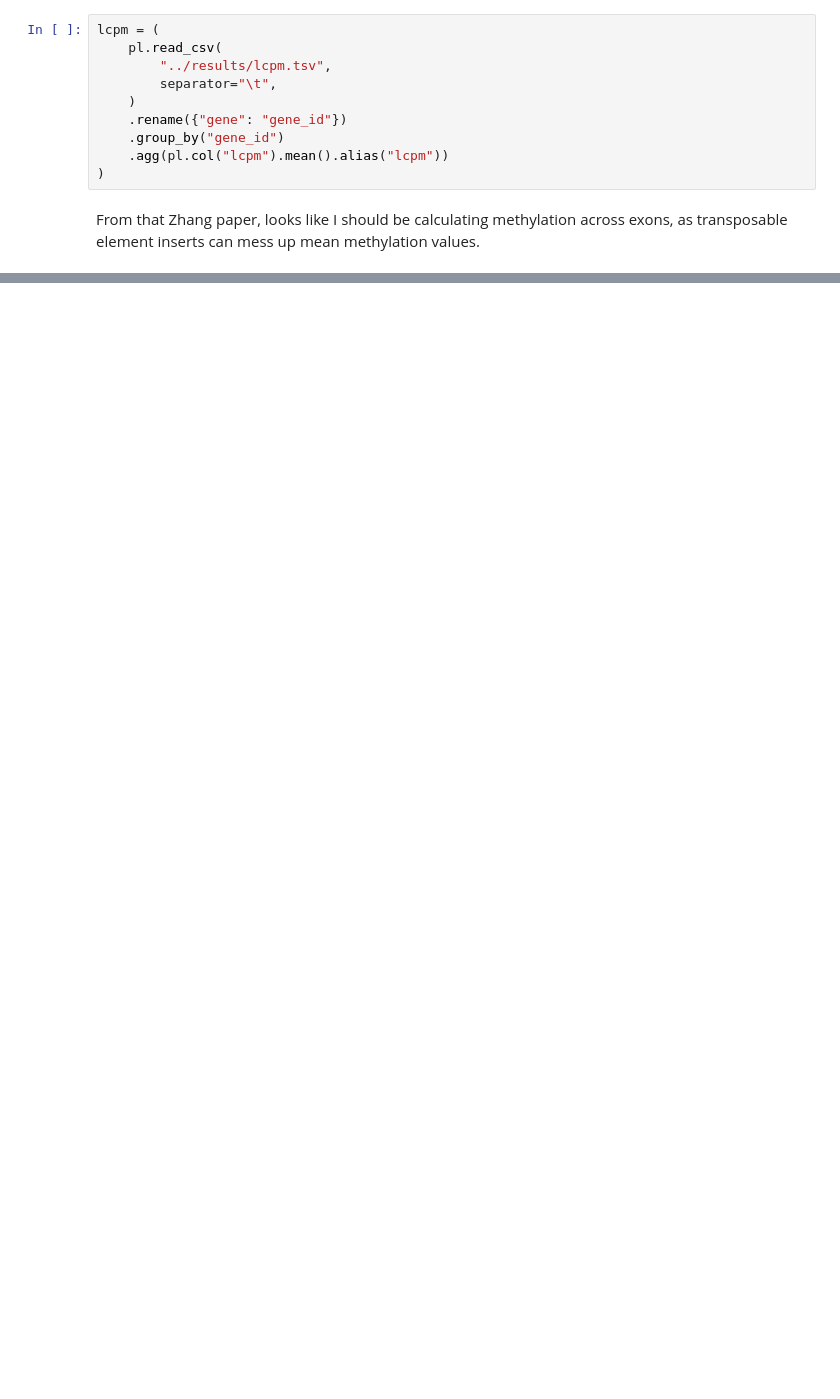
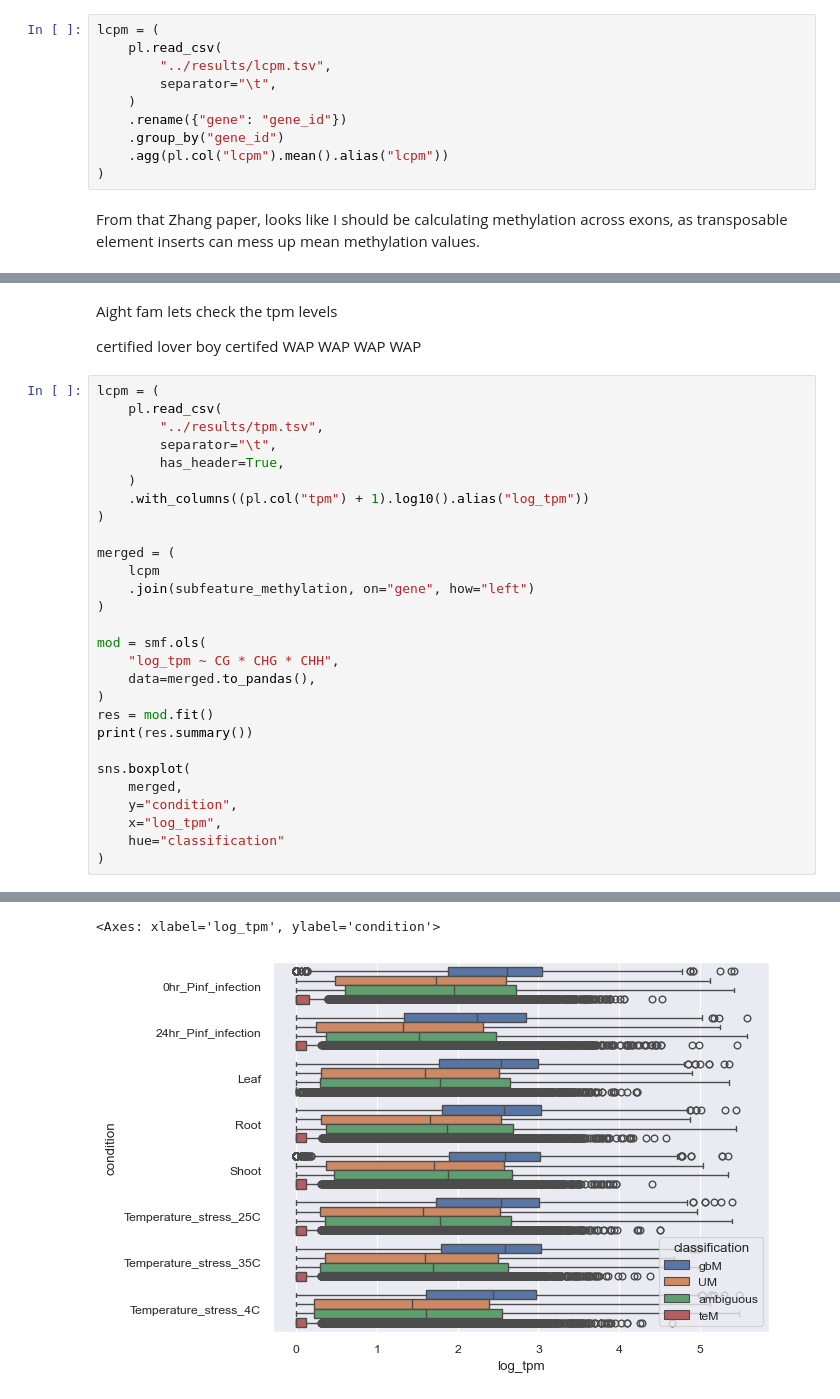
Before and after one commit to SwiftSeal/sver54_assembly, a Jupyter notebook: analysis/methylation_analysis.ipynb, the cells around one changed output, grey strips where cells are left out. Drawn from its saved outputs; the diff is of its cells as text; blank space fills up the shorter version.

```diff
--- a/analysis/methylation_analysis.ipynb
+++ b/analysis/methylation_analysis.ipynb
@@ -112,0 +180,33 @@ g.plot_marginals(sns.histplot)
+# %% [markdown]
+Aight fam lets check the tpm levels
+
+certified lover boy certifed WAP WAP WAP WAP
+# %%
+lcpm = (
+    pl.read_csv(
+        "../results/tpm.tsv",
+        separator="\t",
+        has_header=True,
+    )
+    .with_columns((pl.col("tpm") + 1).log10().alias("log_tpm"))
+)
+
+merged = (
+    lcpm
+    .join(subfeature_methylation, on="gene", how="left")
+)
+
+mod = smf.ols(
+    "log_tpm ~ CG * CHG * CHH",
+    data=merged.to_pandas(),
+)
+res = mod.fit()
+print(res.summary())
+
+sns.boxplot(
+    merged,
+    y="condition",
+    x="log_tpm",
+    hue="classification"
+)
+# %% [output]
@@ -112,0 +230,2 @@ g.plot_marginals(sns.histplot)
+<Axes: xlabel='log_tpm', ylabel='condition'>
+[figure, added]
```
Also changed, not shown: parts of 7 cells of this notebook, 2 other files.
